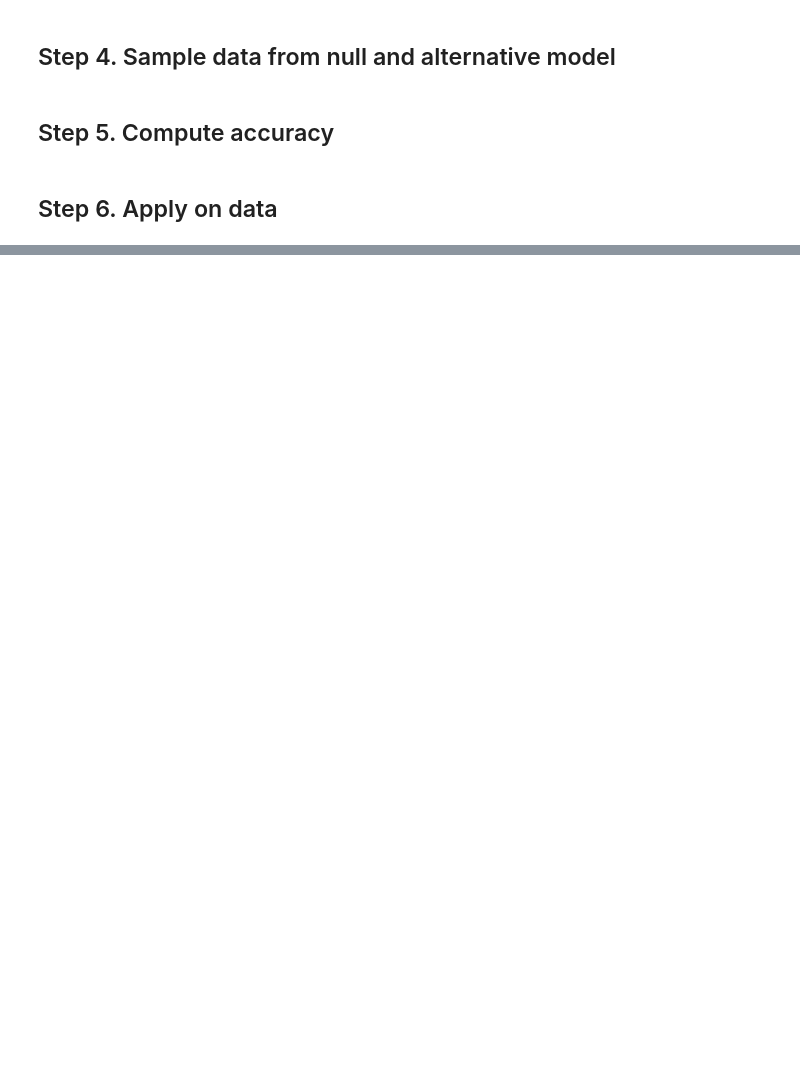
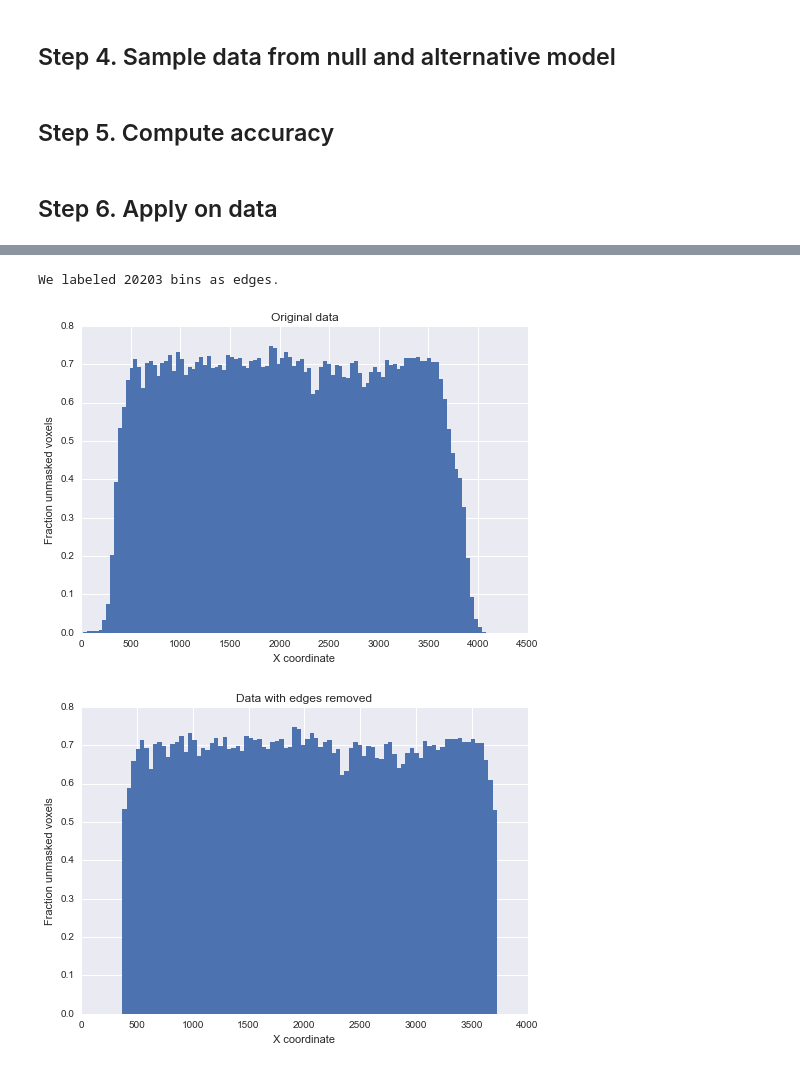
Before and after one commit to Upward-Spiral-Science/chengchang, a Jupyter notebook: Assignment.5.ipynb, the cells around one changed output, grey strips where cells are left out. Saved outputs shown, nothing was run; the diff lists cells and outputs as text; code cells hidden in the pictures; blank space fills up the shorter version.

```diff
--- a/Assignment.5.ipynb
+++ b/Assignment.5.ipynb
@@ -41,0 +90,44 @@ Classification methods:
+# %%
+# Get rid of the blank edges, Z-layer by Z-layer.
+df['edge'] = 0
+
+for z in zvals:
+    this_z = df[df['cz']==z]
+
+    # X direction
+    xhist, bin_edges = np.histogram(this_z['cx'], weights = this_z['unmasked']/(nvox*len(yvals)), bins=len(xvals))
+
+    left = np.argmax(xhist>0.5)
+    right = len(xvals)-np.argmax(xhist[::-1]>0.5)
+
+    df.loc[(df['cz']==z) & ((df['cx']<xvals[left]) | (df['cx']>=xvals[right])),'edge'] = 1
+
+    # Y direction
+    yhist, bin_edges = np.histogram(this_z['cy'], weights = this_z['unmasked']/(nvox*len(xvals)), bins=len(yvals))
+
+    top = np.argmax(yhist>0.5)
+    bottom = len(yvals)-np.argmax(yhist[::-1]>0.5)
+
+    df.loc[(df['cz']==z) & ((df['cy']<yvals[top]) | (df['cy']>=yvals[bottom])),'edge'] = 1
+
+print 'We labeled',np.sum(df['edge']==1),'bins as edges.'
+# %% [output]
+We labeled 20203 bins as edges.
+# %%
+# Example: removing edges along X dimension for one Z-plane
+plt.figure()
+plt.bar(xvals, xhist, width=40, edgecolor='none')
+plt.title('Original data')
+plt.xlabel('X coordinate')
+plt.ylabel('Fraction unmasked voxels')
+plt.show()
+
+plt.figure()
+plt.bar(xvals[left:right], xhist[left:right], width=40, edgecolor='none')
+plt.title('Data with edges removed')
+plt.xlabel('X coordinate')
+plt.ylabel('Fraction unmasked voxels')
+plt.show()
+# %% [output]
+[figure, added]
+[figure, added]
```
Also changed, not shown: parts of 14 cells of this notebook.
